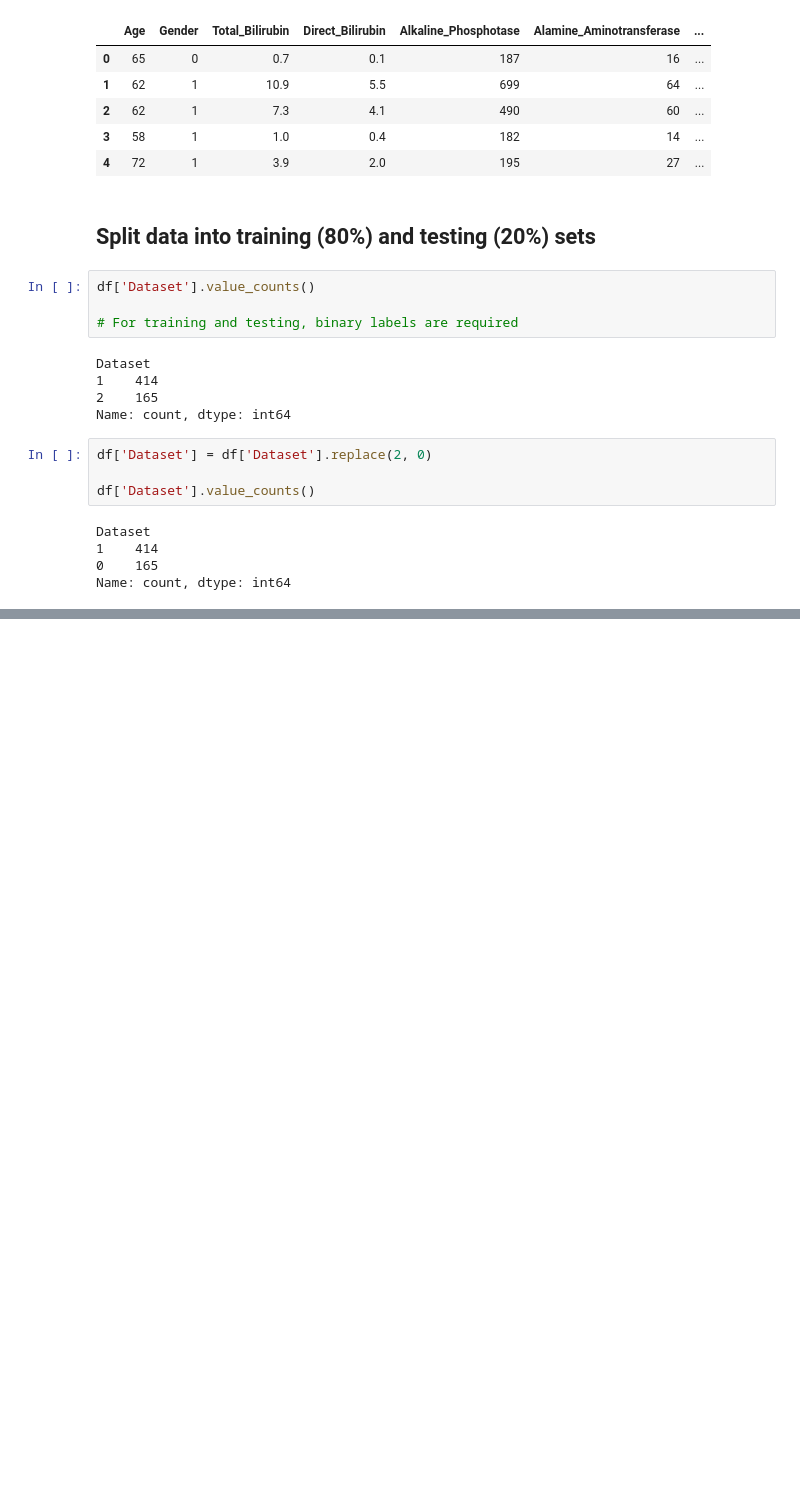
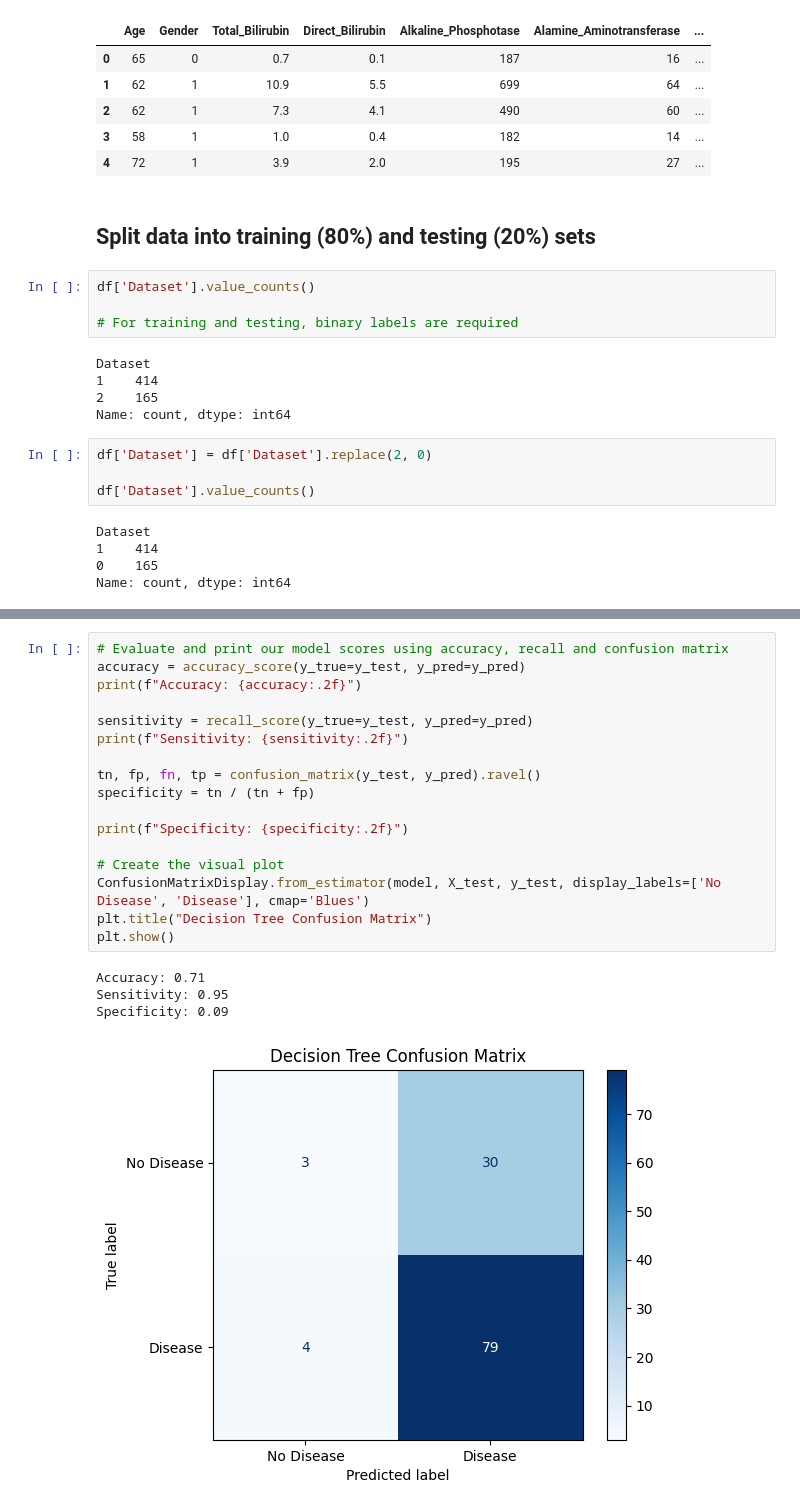
Before and after one commit to yeokj/cs377-artificial-intelligence, a Jupyter notebook: liver_disease_prediction/notebook/liver_date.ipynb, the cells around one changed output, grey strips where cells are left out. Saved outputs shown, nothing was run; the diff lists cells and outputs as text; blank space fills up the shorter version.

```diff
--- a/liver_disease_prediction/notebook/liver_date.ipynb
+++ b/liver_disease_prediction/notebook/liver_date.ipynb
@@ -167,0 +205,22 @@ X_train, X_test, y_train, y_test = train_test_split(
+# %%
+# Evaluate and print our model scores using accuracy, recall and confusion matrix
+accuracy = accuracy_score(y_true=y_test, y_pred=y_pred)
+print(f"Accuracy: {accuracy:.2f}")
+
+sensitivity = recall_score(y_true=y_test, y_pred=y_pred)
+print(f"Sensitivity: {sensitivity:.2f}")
+
+tn, fp, fn, tp = confusion_matrix(y_test, y_pred).ravel()
+specificity = tn / (tn + fp)
+
+print(f"Specificity: {specificity:.2f}")
+
+# Create the visual plot
+ConfusionMatrixDisplay.from_estimator(model, X_test, y_test, display_labels=['No Disease', 'Disease'], cmap='Blues')
+plt.title("Decision Tree Confusion Matrix")
+plt.show()
+# %% [output]
+Accuracy: 0.71
+Sensitivity: 0.95
+Specificity: 0.09
+[figure, added]
```
Also changed, not shown: parts of 3 cells of this notebook.
